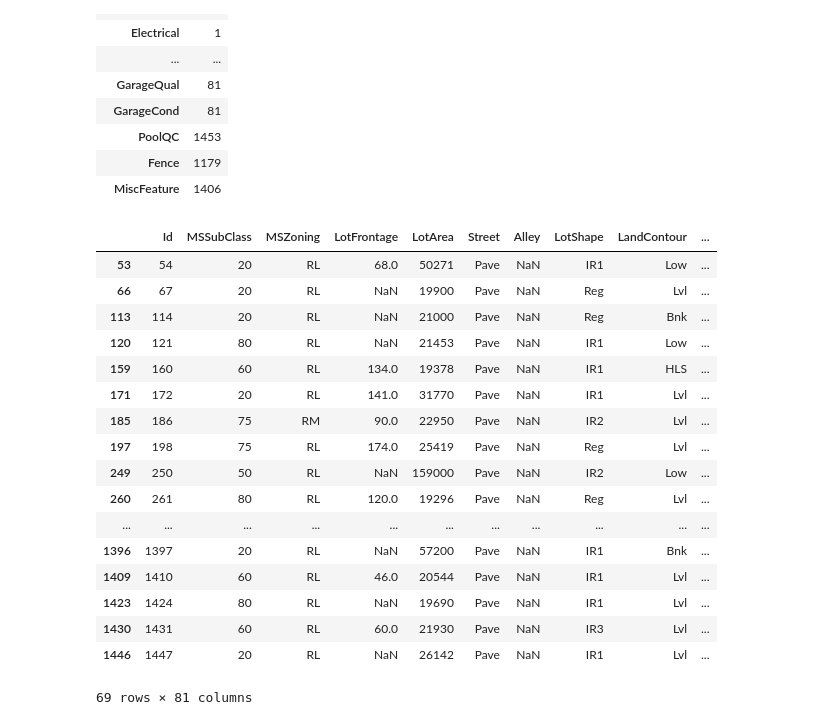
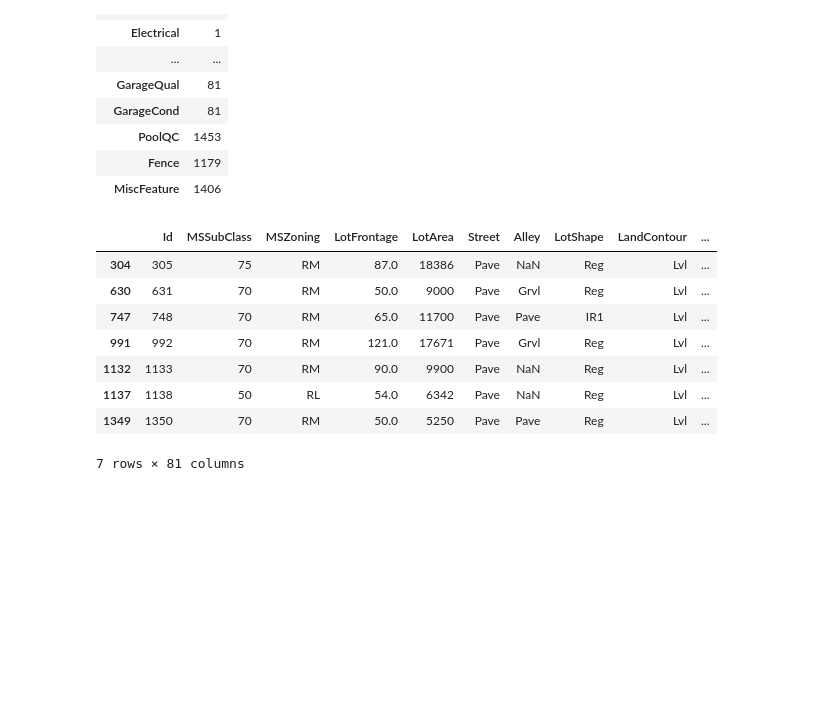
Before and after one commit to daviloncio/repositorio2, a Jupyter notebook: practica aprendizaje 1.ipynb, the cells around one changed output. Drawn from its saved outputs; the diff is of its cells as text; code cells hidden in the pictures; blank space fills up the shorter version.

```diff
--- a/practica aprendizaje 1.ipynb
+++ b/practica aprendizaje 1.ipynb
@@ -64,34 +89,25 @@ False
 # %%
   #despues de sacar los outliers sacas el minimo y el maximo.
 def is_outlier_IQR(df):
     Q1=df.quantile(0.25)
     Q3=df.quantile(0.75)
     IQR = Q3-Q1
     return (df<(Q1-1.5*IQR)) | (df>(Q3+1.5*IQR))
 
-tabla_outliers=(is_outlier_IQR(data['LotArea']))  #.sum()
-
+tabla_outliers=(is_outlier_IQR(data['YearBuilt']))  #.sum()
+tabla_nules=pd.DataFrame(data.isnull().sum())  #con esto vemos los nan en cada columna
 filas_outl=[]
 for ind,boole in tabla_outliers.items():  #hay 69 outliers
     if boole==True: filas_outl.append(ind)
 
-data.iloc[filas_outl]
+data.iloc[filas_outl]  #columnas con outliers: YearBuilt, LotArea
 # %% [output]
 |  | Id | MSSubClass | MSZoning | LotFrontage | LotArea | Street | Alley | LotShape | LandContour | ... |
-| 53 | 54 | 20 | RL | 68.0 | 50271 | Pave | NaN | IR1 | Low | ... |
-| 66 | 67 | 20 | RL | NaN | 19900 | Pave | NaN | Reg | Lvl | ... |
-| 113 | 114 | 20 | RL | NaN | 21000 | Pave | NaN | Reg | Bnk | ... |
-| 120 | 121 | 80 | RL | NaN | 21453 | Pave | NaN | IR1 | Low | ... |
-| 159 | 160 | 60 | RL | 134.0 | 19378 | Pave | NaN | IR1 | HLS | ... |
-| 171 | 172 | 20 | RL | 141.0 | 31770 | Pave | NaN | IR1 | Lvl | ... |
-| 185 | 186 | 75 | RM | 90.0 | 22950 | Pave | NaN | IR2 | Lvl | ... |
-| 197 | 198 | 75 | RL | 174.0 | 25419 | Pave | NaN | Reg | Lvl | ... |
-| 249 | 250 | 50 | RL | NaN | 159000 | Pave | NaN | IR2 | Low | ... |
-| 260 | 261 | 80 | RL | 120.0 | 19296 | Pave | NaN | Reg | Lvl | ... |
-| ... | ... | ... | ... | ... | ... | ... | ... | ... | ... | ... |
-| 1396 | 1397 | 20 | RL | NaN | 57200 | Pave | NaN | IR1 | Bnk | ... |
-| 1409 | 1410 | 60 | RL | 46.0 | 20544 | Pave | NaN | IR1 | Lvl | ... |
-| 1423 | 1424 | 80 | RL | NaN | 19690 | Pave | NaN | IR1 | Lvl | ... |
-| 1430 | 1431 | 60 | RL | 60.0 | 21930 | Pave | NaN | IR3 | Lvl | ... |
-| 1446 | 1447 | 20 | RL | NaN | 26142 | Pave | NaN | IR1 | Lvl | ... |
+| 304 | 305 | 75 | RM | 87.0 | 18386 | Pave | NaN | Reg | Lvl | ... |
+| 630 | 631 | 70 | RM | 50.0 | 9000 | Pave | Grvl | Reg | Lvl | ... |
+| 747 | 748 | 70 | RM | 65.0 | 11700 | Pave | Pave | IR1 | Lvl | ... |
+| 991 | 992 | 70 | RM | 121.0 | 17671 | Pave | Grvl | Reg | Lvl | ... |
+| 1132 | 1133 | 70 | RM | 90.0 | 9900 | Pave | NaN | Reg | Lvl | ... |
+| 1137 | 1138 | 50 | RL | 54.0 | 6342 | Pave | NaN | Reg | Lvl | ... |
+| 1349 | 1350 | 70 | RM | 50.0 | 5250 | Pave | Pave | Reg | Lvl | ... |
-69 rows × 81 columns
+7 rows × 81 columns
```
Also changed, not shown: parts of 2 cells of this notebook.
